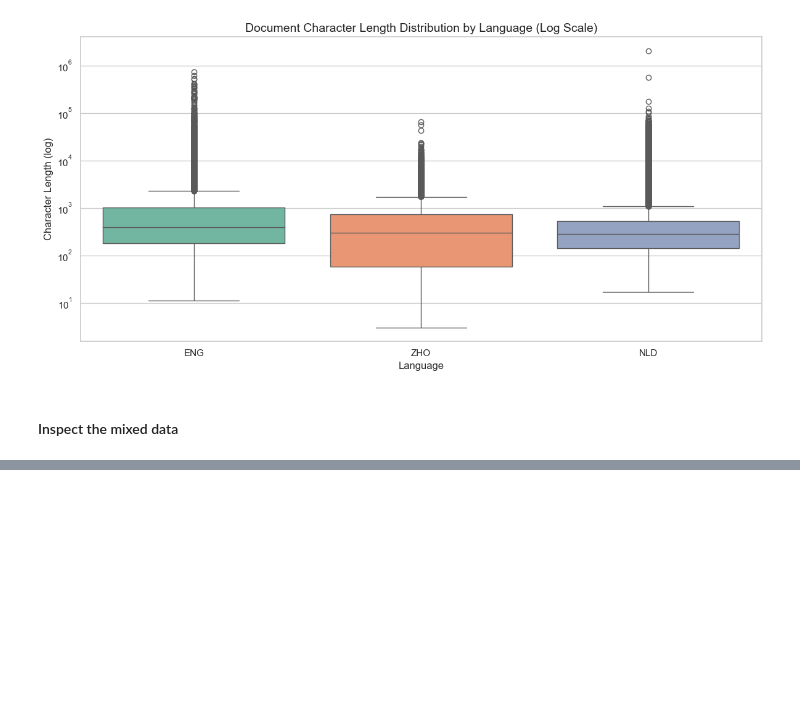
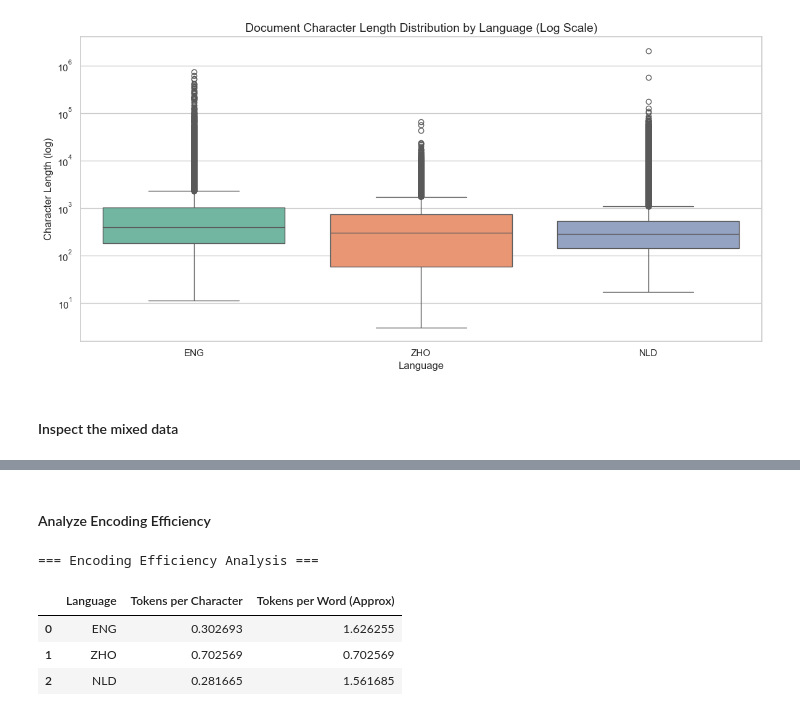
Before and after one commit to Kai-Hao2002/BabyLM_Challenge_III, a Jupyter notebook: notebooks/01_data_eda.ipynb, the cells around one changed output, grey strips where cells are left out. Drawn from its saved outputs; the diff is of its cells as text; code cells hidden in the pictures; blank space fills up the shorter version.

```diff
--- a/notebooks/01_data_eda.ipynb
+++ b/notebooks/01_data_eda.ipynb
@@ -128,0 +199,45 @@ Name: proportion, dtype: float64
+# %% [markdown]
+#### Analyze Encoding Efficiency
+# %%
+import pandas as pd
+from datasets import load_from_disk
+from tokenizers import Tokenizer
+
+# Load the newly trained Tokenizer
+tokenizer = Tokenizer.from_file("../tokenizers/tokenizer_10M.json")
+langs = ['eng', 'zho', 'nld']
+
+efficiency_data = []
+
+for lang in langs:
+    # Load a small subset from the raw dataset to test
+    ds = load_from_disk(f"../data/raw/{lang}_dataset")['train'].select(range(5000))
+
+    total_chars = 0
+    total_words = 0
+    total_tokens = 0
+
+    for item in ds:
+        text = item['text']
+        total_chars += len(text)
+        total_words += len(text.split()) if lang != 'zho' else len(text) # 中文無空白分詞
+
+        # Encode precisely using our Tokenizer
+        encoded = tokenizer.encode(text)
+        total_tokens += len(encoded.ids)
+
+    efficiency_data.append({
+        "Language": lang.upper(),
+        "Tokens per Character": total_tokens / total_chars,
+        "Tokens per Word (Approx)": total_tokens / total_words
+    })
+
+df_eff = pd.DataFrame(efficiency_data)
+print("\n=== Encoding Efficiency Analysis ===")
+display(df_eff)
+# %% [output]
+=== Encoding Efficiency Analysis ===
+|  | Language | Tokens per Character | Tokens per Word (Approx) |
+| 0 | ENG | 0.302693 | 1.626255 |
+| 1 | ZHO | 0.702569 | 0.702569 |
+| 2 | NLD | 0.281665 | 1.561685 |
```
Also changed, not shown: parts of 3 cells of this notebook, 6 other files.
